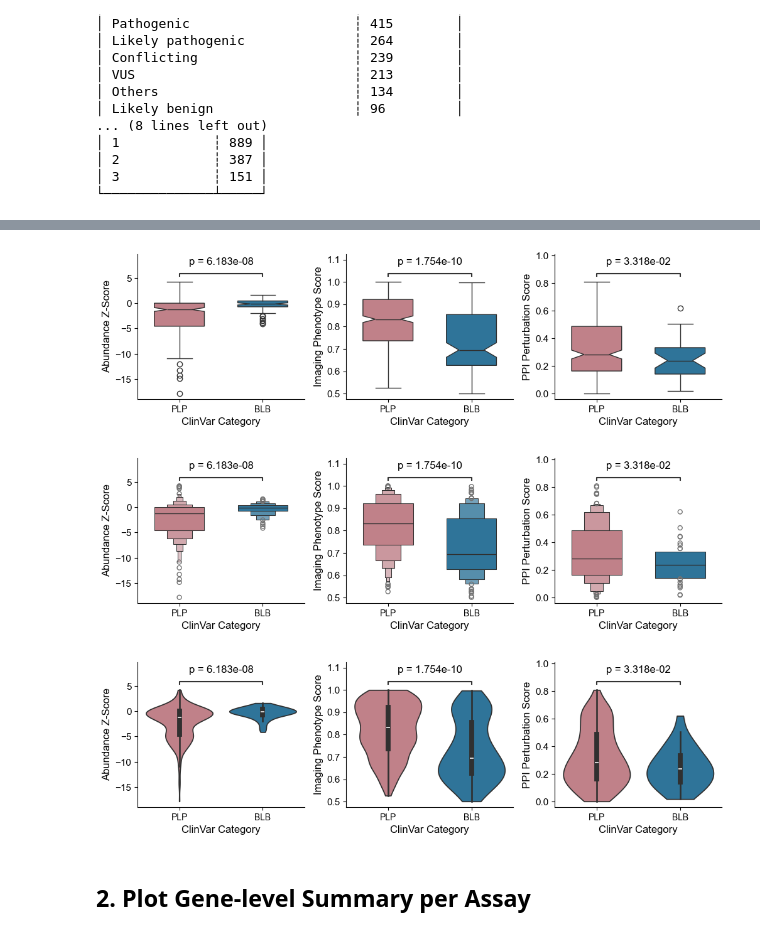
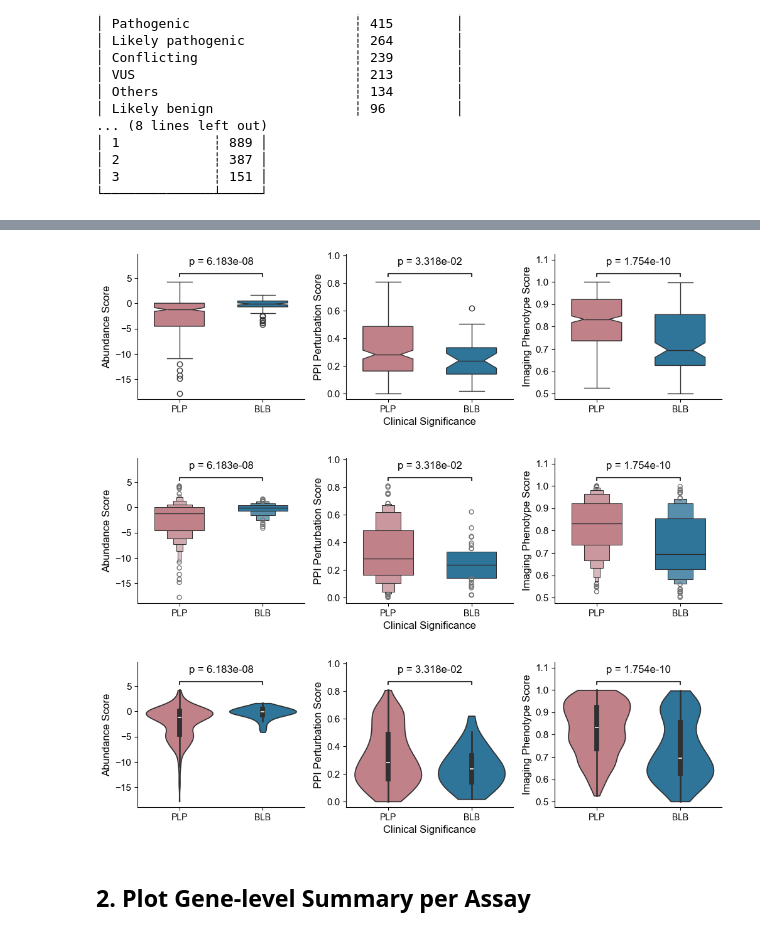
Before and after one commit to broadinstitute/2025_Pillar_VarChAMP, a Jupyter notebook: 3_integrated_assay_analyses/2_analyses/0_integrative_assay_summary.ipynb, the cells around one changed output, grey strips where cells are left out. Saved outputs shown, nothing was run; the diff lists cells and outputs as text; code cells hidden in the pictures.

```diff
--- a/3_integrated_assay_analyses/2_analyses/0_integrative_assay_summary.ipynb
+++ b/3_integrated_assay_analyses/2_analyses/0_integrative_assay_summary.ipynb
@@ -145,7 +143,7 @@ plt.show()
 # %%
 def plot_assay_scores(df, plot_type="box"):
-    assays = ["dualipa_score", "imaging_score", "ppi_score"]
-    ylabels = ["Abundance Z-Score", "Imaging Phenotype Score", "PPI Perturbation Score"]
+    assays = ["dualipa_score", "ppi_score", "imaging_score"]
+    ylabels = ["Abundance Score", "PPI Perturbation Score", "Imaging Phenotype Score"]
 
     # Pathogenic vs Benign: 'less' means Pathogenic < Benign, 'greater' means Pathogenic > Benign
     tests = ["Mann-Whitney-ls", "Mann-Whitney-gt", "Mann-Whitney-gt"]
@@ -192,37 +190,40 @@ def plot_assay_scores(df, plot_type="box"):
         annotator.configure(
             test=test,
             test_short_name="MWU",
             text_format="full",
             show_test_name=False,
             loc="inside",
             text_offset=8,
             # pvalue_thresholds=[[1e-4, "****"], [1e-3, "***"], [1e-2, "**"], [0.05, "*"], [1, "ns"]],
             verbose=False
         )
         annotator.apply_test()
         annotator.annotate(line_offset_to_group=0.05, line_offset=0.15)
 
         ax.set_xlim(-0.5, 1.5)
         ax.xaxis.set_major_locator(FixedLocator(range(2)))
         ax.set_xticklabels(["PLP", "BLB"], fontsize=10)
-        ax.set_xlabel("ClinVar Category")
+        ax.set_xlabel("")
+
+        if i == 1:
+            ax.set_xlabel("Clinical Significance")
         ax.set_ylabel(ylabel)
         ax.spines['top'].set_visible(False)
         ax.spines['right'].set_visible(False)
 
     plt.subplots_adjust(wspace=0.25)
     fig.savefig(
         f"../3_outputs/pillar_manuscript_figures/assay_phenotyping_score_{plot_type}_dist_clinvar.svg",
         format="svg", dpi=400, bbox_inches="tight", transparent=True
     )
     plt.show()
 
 for t in ["box", "boxen", "violin"]:
     plot_assay_scores(al_dual_img_ppi_assayed_dedup, t)
 # %% [output]
-[figure, old version]
+[figure, new version]
-[figure, old version]
+[figure, new version]
-[figure, old version]
+[figure, new version]
 # %% [markdown]
 ## 2. Plot Gene-level Summary per Assay
 # %%
```
Also changed, not shown: parts of 13 cells of this notebook, 14 other files.
